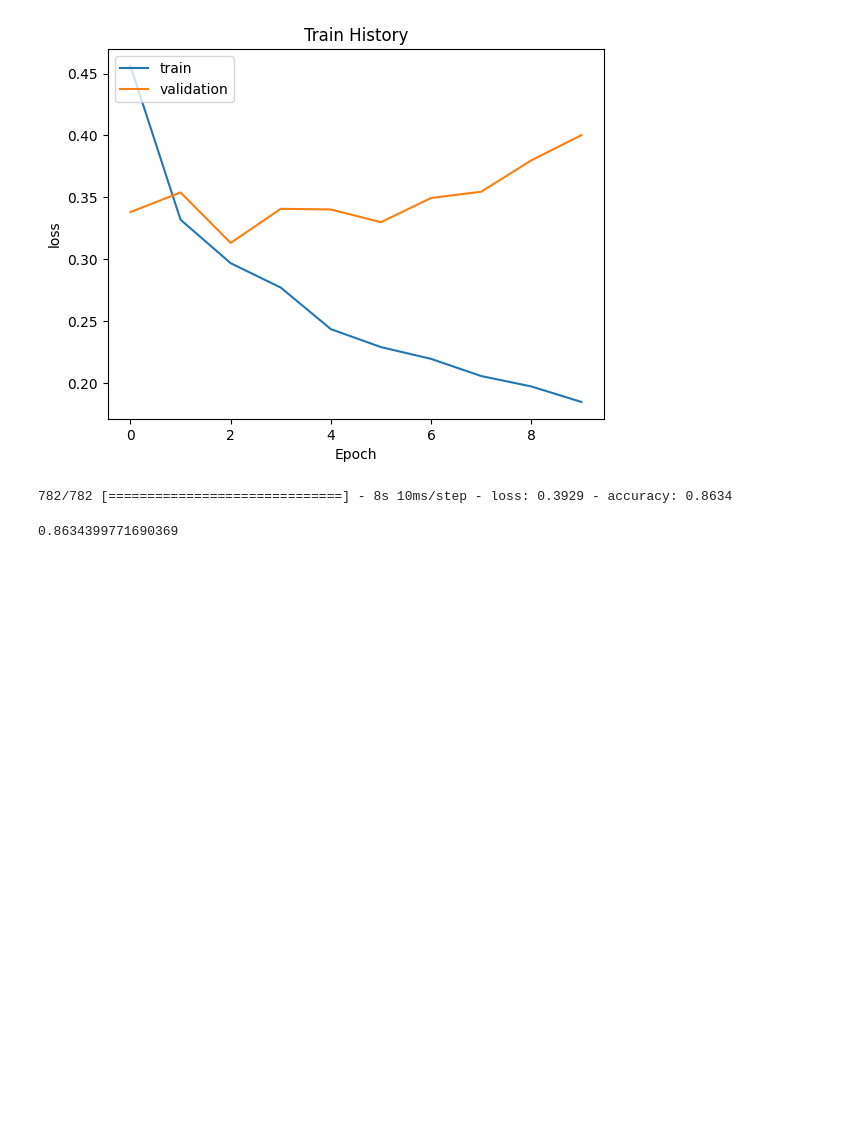
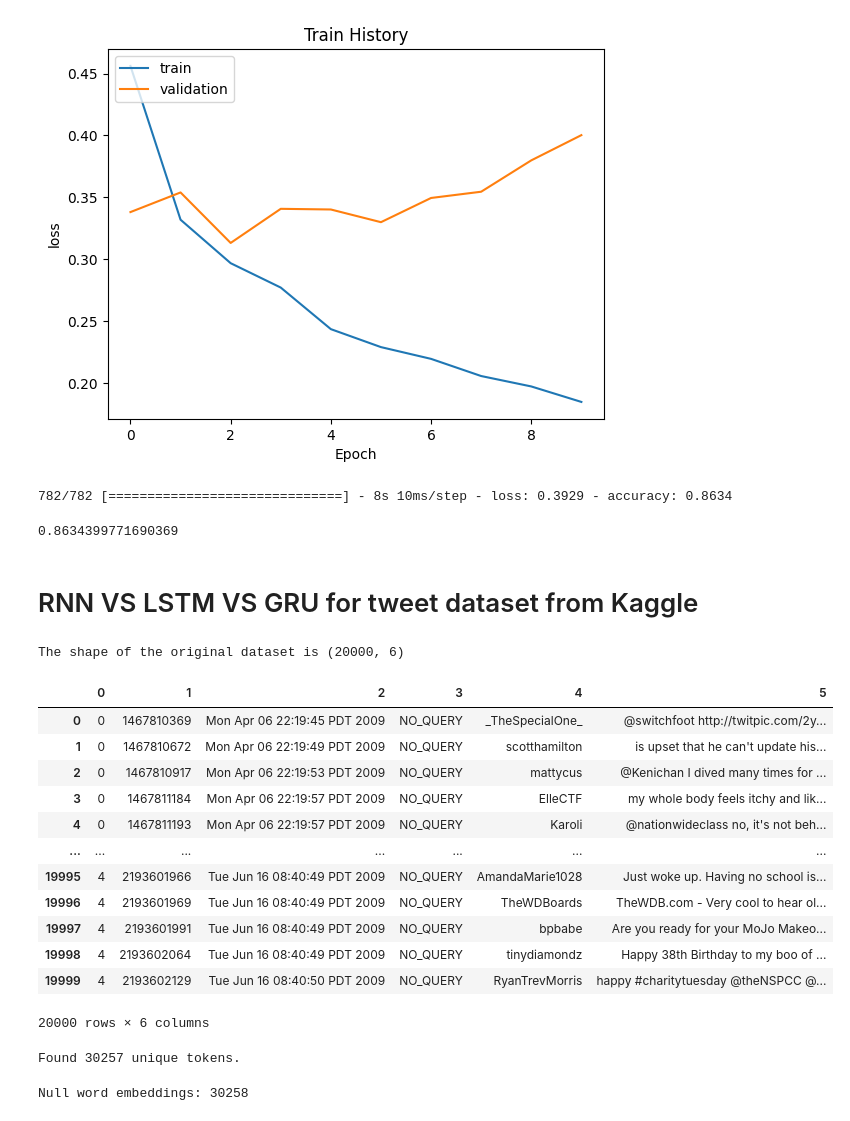
Before and after one commit to Amirrahman19/DeepLearning, a Jupyter notebook: CA1/PartC/techpaper.ipynb, the cells around one changed output. Drawn from its saved outputs; the diff is of its cells as text; code cells hidden in the pictures; blank space fills up the shorter version.

```diff
--- a/CA1/PartC/techpaper.ipynb
+++ b/CA1/PartC/techpaper.ipynb
@@ -254,3 +254,5 @@ scores[1]
 # %%
 # predict=model.predict_classes(X_test)
 # predict_classes=predict.reshape(len(X_test))
+# %% [markdown]
+# RNN VS LSTM VS GRU for tweet dataset from Kaggle
@@ -256,0 +272,19 @@ scores[1]
+# %%
+data = pd.read_csv("https://raw.githubusercontent.com/haochen23/nlp-rnn-lstm-sentiment/master/training.1600000.processed.noemoticon.csv", header=None, encoding='cp437')
+print("The shape of the original dataset is {}".format(data.shape))
+data
+# %% [output]
+The shape of the original dataset is (20000, 6)
+|  | 0 | 1 | 2 | 3 | 4 | 5 |
+| 0 | 0 | 1467810369 | Mon Apr 06 22:19:45 PDT 2009 | NO_QUERY | _TheSpecialOne_ | @switchfoot http://twitpic.com/2y... |
+| 1 | 0 | 1467810672 | Mon Apr 06 22:19:49 PDT 2009 | NO_QUERY | scotthamilton | is upset that he can't update his... |
+| 2 | 0 | 1467810917 | Mon Apr 06 22:19:53 PDT 2009 | NO_QUERY | mattycus | @Kenichan I dived many times for ... |
+| 3 | 0 | 1467811184 | Mon Apr 06 22:19:57 PDT 2009 | NO_QUERY | ElleCTF | my whole body feels itchy and lik... |
+| 4 | 0 | 1467811193 | Mon Apr 06 22:19:57 PDT 2009 | NO_QUERY | Karoli | @nationwideclass no, it's not beh... |
+| ... | ... | ... | ... | ... | ... | ... |
+| 19995 | 4 | 2193601966 | Tue Jun 16 08:40:49 PDT 2009 | NO_QUERY | AmandaMarie1028 | Just woke up. Having no school is... |
+| 19996 | 4 | 2193601969 | Tue Jun 16 08:40:49 PDT 2009 | NO_QUERY | TheWDBoards | TheWDB.com - Very cool to hear ol... |
+| 19997 | 4 | 2193601991 | Tue Jun 16 08:40:49 PDT 2009 | NO_QUERY | bpbabe | Are you ready for your MoJo Makeo... |
+| 19998 | 4 | 2193602064 | Tue Jun 16 08:40:49 PDT 2009 | NO_QUERY | tinydiamondz | Happy 38th Birthday to my boo of ... |
+| 19999 | 4 | 2193602129 | Tue Jun 16 08:40:50 PDT 2009 | NO_QUERY | RyanTrevMorris | happy #charitytuesday @theNSPCC @... |
+20000 rows × 6 columns
@@ -256,0 +351,16 @@ scores[1]
+# %%
+# load the glove model
+# glove_model = load_glove_model("glove.twitter.27B.200d.txt", encoding='cp437')
+# number of vocab to keep
+max_vocab = 18000
+# length of sequence that will generate
+max_len = 15
+
+tokenizer = Tokenizer(num_words=max_vocab)
+tokenizer.fit_on_texts(data_X)
+sequences = tokenizer.texts_to_sequences(data_X)
+word_index = tokenizer.word_index
+print('Found %s unique tokens.' % len(word_index))
+data_keras = pad_sequences(sequences, maxlen=max_len, padding="post")
+# %% [output]
+Found 30257 unique tokens.
@@ -256,0 +370,13 @@ scores[1]
+# %%
+# calcultaete number of words
+nb_words = len(tokenizer.word_index) + 1
+
+# obtain the word embedding matrix
+embedding_matrix = np.zeros((nb_words, 200))
+for word, i in word_index.items():
+    embedding_vector = data.get(word)
+    if embedding_vector is not None:
+        embedding_matrix[i] = embedding_vector
+print('Null word embeddings: %d' % np.sum(np.sum(embedding_matrix, axis=1) == 0))
+# %% [output]
+Null word embeddings: 30258
```
Also changed, not shown: parts of 11 cells of this notebook, 21 other files.
